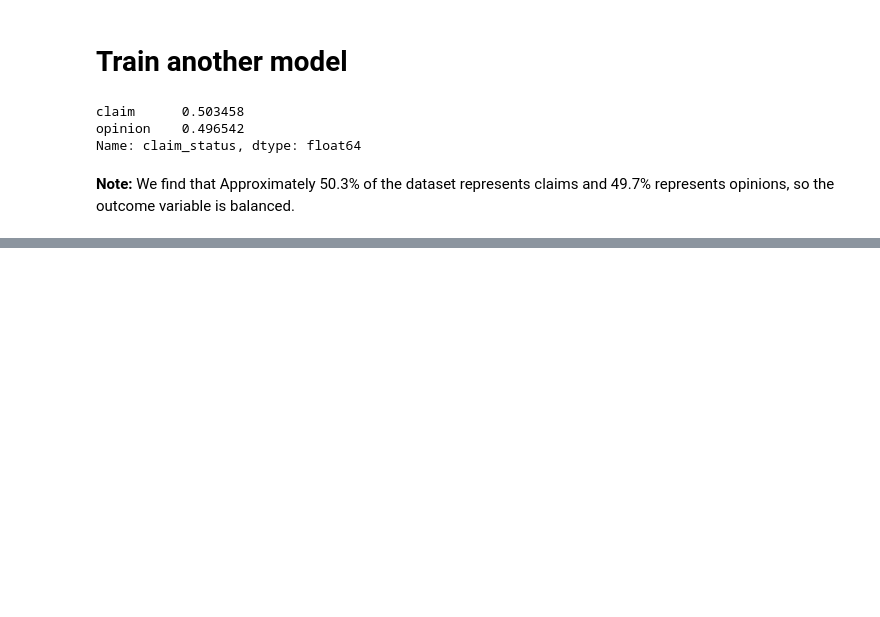
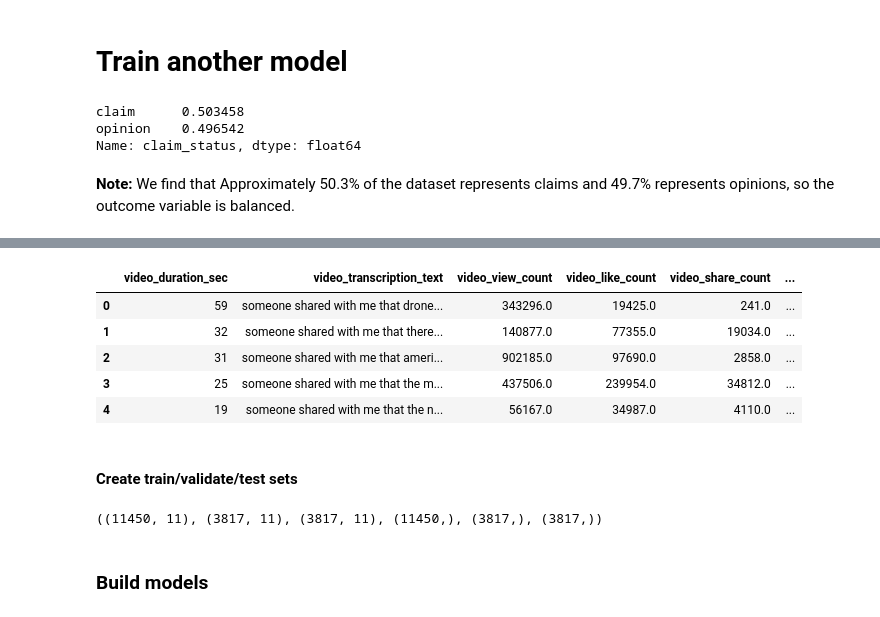
Before and after one commit to Mustafa777Xo/TikTok, a Jupyter notebook: tiktok_classfication.ipynb, the cells around one changed output, grey strips where cells are left out. Saved outputs shown, nothing was run; the diff lists cells and outputs as text; code cells hidden in the pictures; blank space fills up the shorter version.

Commit message:
init build a model

```diff
--- a/tiktok_classfication.ipynb
+++ b/tiktok_classfication.ipynb
@@ -959,0 +1019,15 @@ Name: claim_status, dtype: float64
+# %%
+# Isolate features
+X = X.drop(['claim_status'], axis=1)
+
+# Display first few rows of features dataframe
+X.head()
+# %% [output]
+|  | video_duration_sec | video_transcription_text | video_view_count | video_like_count | video_share_count | ... |
+| 0 | 59 | someone shared with me that drone... | 343296.0 | 19425.0 | 241.0 | ... |
+| 1 | 32 | someone shared with me that there... | 140877.0 | 77355.0 | 19034.0 | ... |
+| 2 | 31 | someone shared with me that ameri... | 902185.0 | 97690.0 | 2858.0 | ... |
+| 3 | 25 | someone shared with me that the m... | 437506.0 | 239954.0 | 34812.0 | ... |
+| 4 | 19 | someone shared with me that the n... | 56167.0 | 34987.0 | 4110.0 | ... |
+# %% [markdown]
+#### **Create train/validate/test sets**
@@ -959,0 +1040,7 @@ Name: claim_status, dtype: float64
+# %%
+# Get shape of each training, validation, and testing set
+X_train.shape, X_val.shape, X_test.shape, y_train.shape, y_val.shape, y_test.shape
+# %% [output]
+((11450, 11), (3817, 11), (3817, 11), (11450,), (3817,), (3817,))
+# %% [markdown]
+### **Build models**
```
Also changed, not shown: parts of 10 cells of this notebook.
